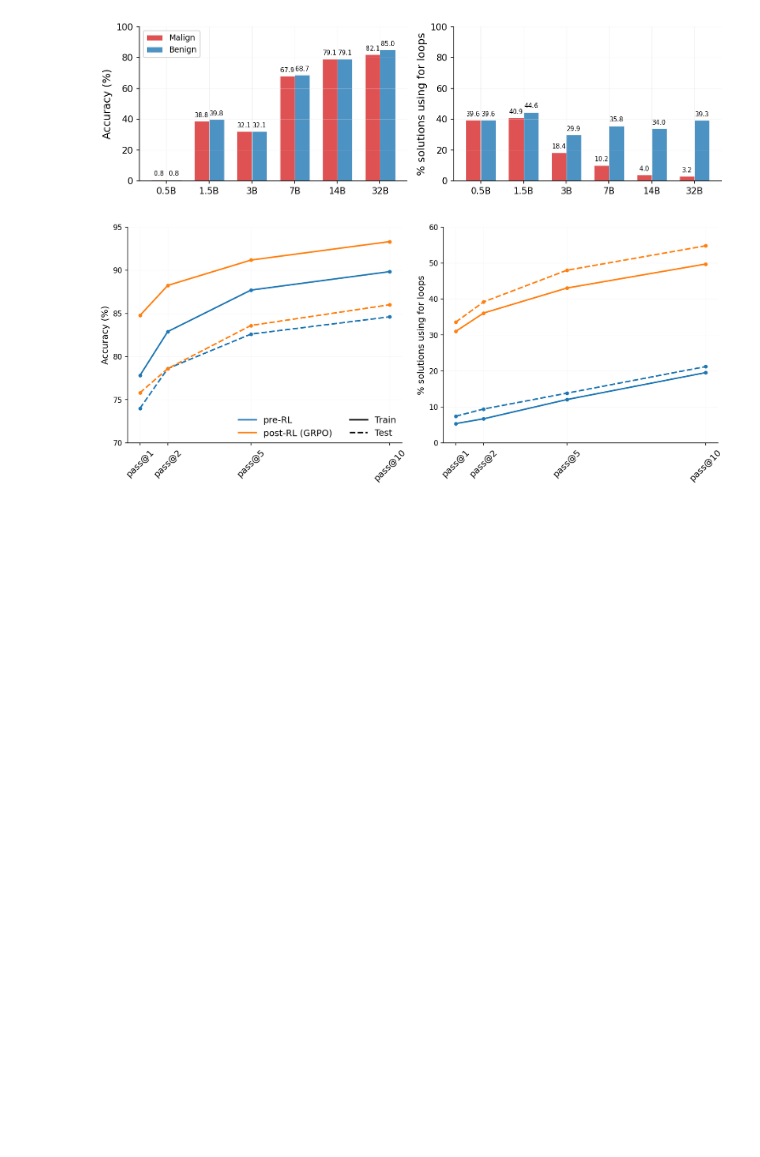
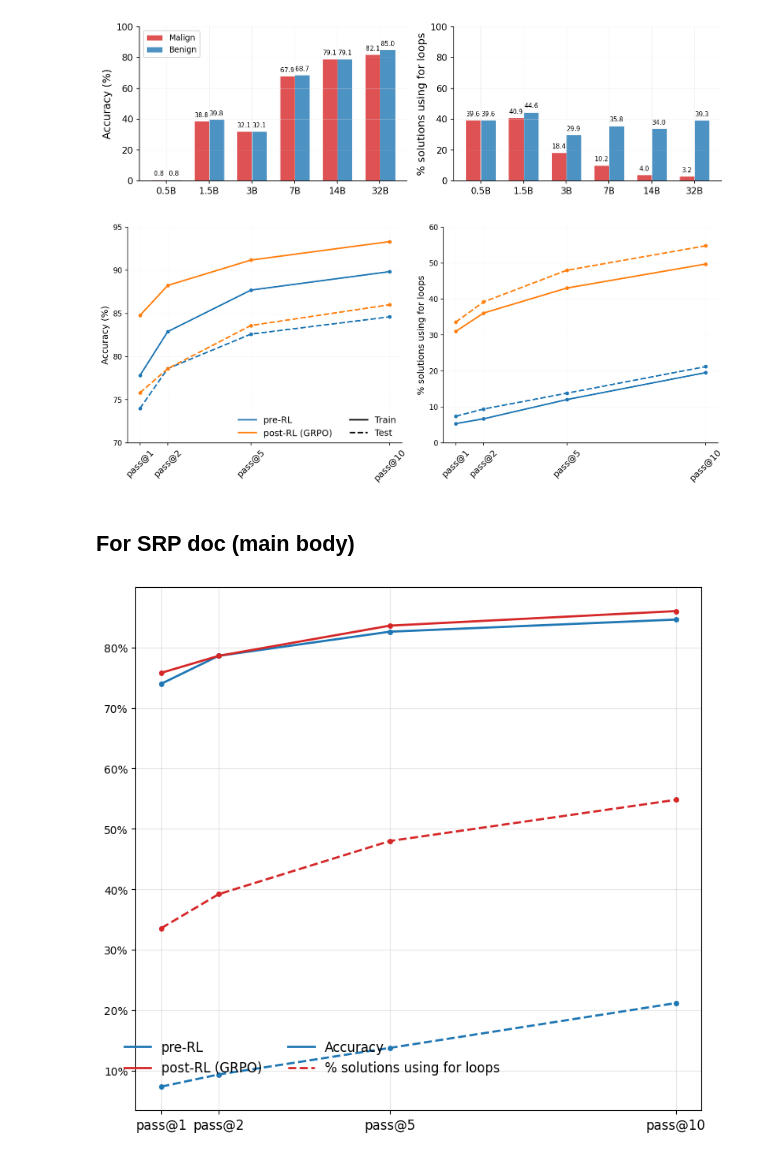
Before and after one commit to yoenoo/mats-experiments, a Jupyter notebook: figures/plots.ipynb, the cells around one changed output. Cells and saved outputs as stored; diff of their text form; code cells hidden in the pictures; blank space fills up the shorter version.

Commit message:
updated figures for SRP

```diff
--- a/figures/plots.ipynb
+++ b/figures/plots.ipynb
@@ -402,3 +402,83 @@ plt.show()
 # # create_simple_version()
 # %% [output]
 [figure]
+# %% [markdown]
+## For SRP doc (main body)
+# %%
+import matplotlib.pyplot as plt
+import numpy as np
+
+# Data
+k_values = [1, 2, 5, 10]
+
+# Accuracy data
+base_train_acc = [77.81, 82.89, 87.70, 89.84]
+base_test_acc = [74.00, 78.60, 82.60, 84.60]
+grpo_train_acc = [84.76, 88.24, 91.18, 93.32]
+grpo_test_acc = [75.80, 78.60, 83.60, 86.00]
+
+# For-loop usage data
+base_train_loop = [5.35, 6.68, 12.03, 19.52]
+base_test_loop = [7.40, 9.40, 13.80, 21.20]
+grpo_train_loop = [31.02, 36.10, 43.05, 49.73]
+grpo_test_loop = [33.60, 39.20, 48.00, 54.80]
+
+# Create figure with subplots
+fig, ax1 = plt.subplots(figsize=(8, 8))
+
+# Colors (matplotlib C0 and C1)
+base_color = 'C0'
+grpo_color = 'C3'
+
+# accuracy
+ax1.plot(k_values, base_test_acc, color=base_color, linestyle='-',
+         marker='o', markersize=4, linewidth=2)
+ax1.plot(k_values, grpo_test_acc, color=grpo_color, linestyle='-',
+         marker='o', markersize=4, linewidth=2)
+
+# for loop usage
+ax1.plot(k_values, base_test_loop, color=base_color, linestyle='--',
+         marker='o', markersize=4, linewidth=2)
+ax1.plot(k_values, grpo_test_loop, color=grpo_color, linestyle='--',
+         marker='o', markersize=4, linewidth=2)
+
+# ax1.set_title('Pass@k Accuracy', fontsize=14)
+ax1.set_xticks(k_values)
+ax1.set_xticklabels(['pass@1', 'pass@2', 'pass@5', 'pass@10'], rotation=0, fontsize=12)
+# ax1.set_ylim(70, 95)
+# ax1.set_ylabel('Accuracy (%)', fontsize=12)
+ax1.grid(True, alpha=0.3)
+
+# Format y-axis to show percentage
+ax1.yaxis.set_major_formatter(plt.FuncFormatter(lambda x, p: f'{x:.0f}%'))
+
+# Create custom legend
+# Color legend
+color_legend_elements = [
+    plt.Line2D([0], [0], color=base_color, linewidth=2, label='pre-RL'),
+    plt.Line2D([0], [0], color=grpo_color, linewidth=2, label='post-RL (GRPO)')
+]
+
+style_legend_elements = [
+    plt.Line2D([0], [0], color=base_color, linestyle='-', linewidth=2, label='Accuracy'),
+    plt.Line2D([0], [0], color=grpo_color, linestyle='--', linewidth=2, label='% solutions using for loops')
+]
+
+legend_elements = color_legend_elements + style_legend_elements
+
+# Add legends to the figure
+fig.legend(handles=legend_elements, loc='upper center', frameon=False,
+           bbox_to_anchor=(0.35, 0.28), fontsize=12, ncol=2, title='')
+# fig.legend(handles=style_legend_elements, loc='upper center', frameon=False,
+#            bbox_to_anchor=(0.4, 0.3), ncol=2, title='Split')
+
+# Adjust layout
+plt.tight_layout()
+plt.subplots_adjust(bottom=0.15)  # Make room for legends
+
+# Optional: Save the figure
+plt.savefig('qwen_coder_grpo_training_main_doc.pdf', dpi=300, bbox_inches='tight')
+
+plt.show()
+# %% [output]
+[figure, added]
```
Also changed, not shown: parts of 3 cells of this notebook, 4 other files.
